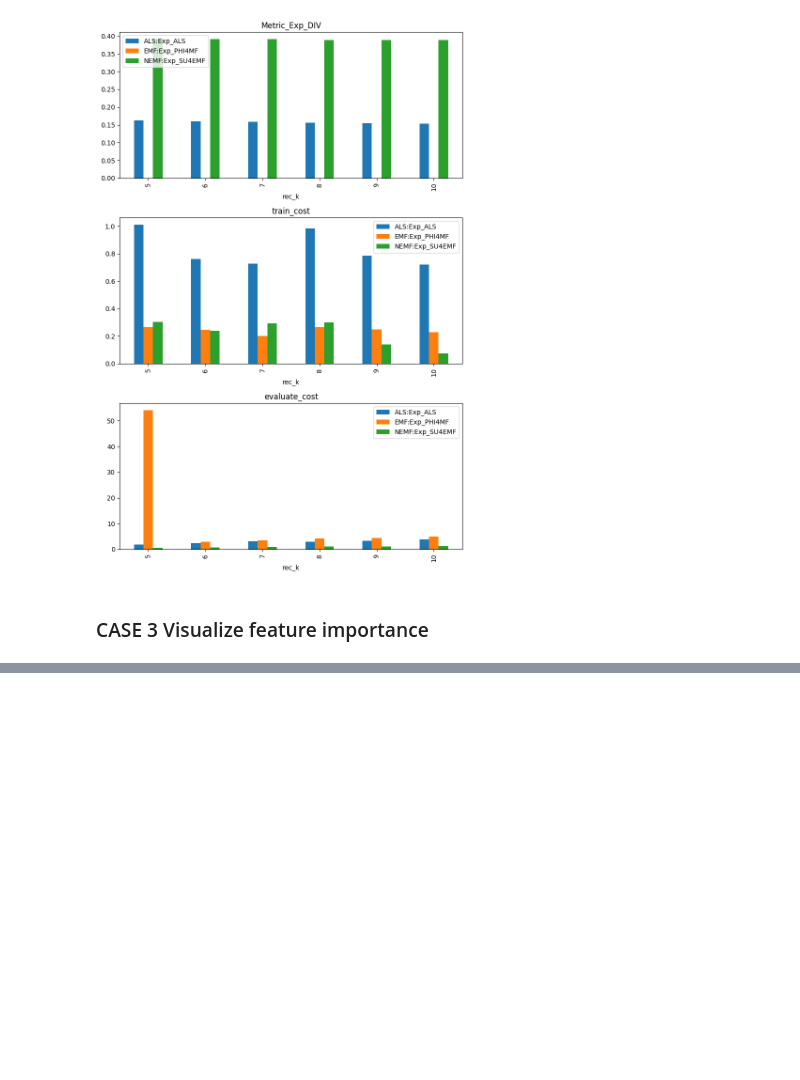
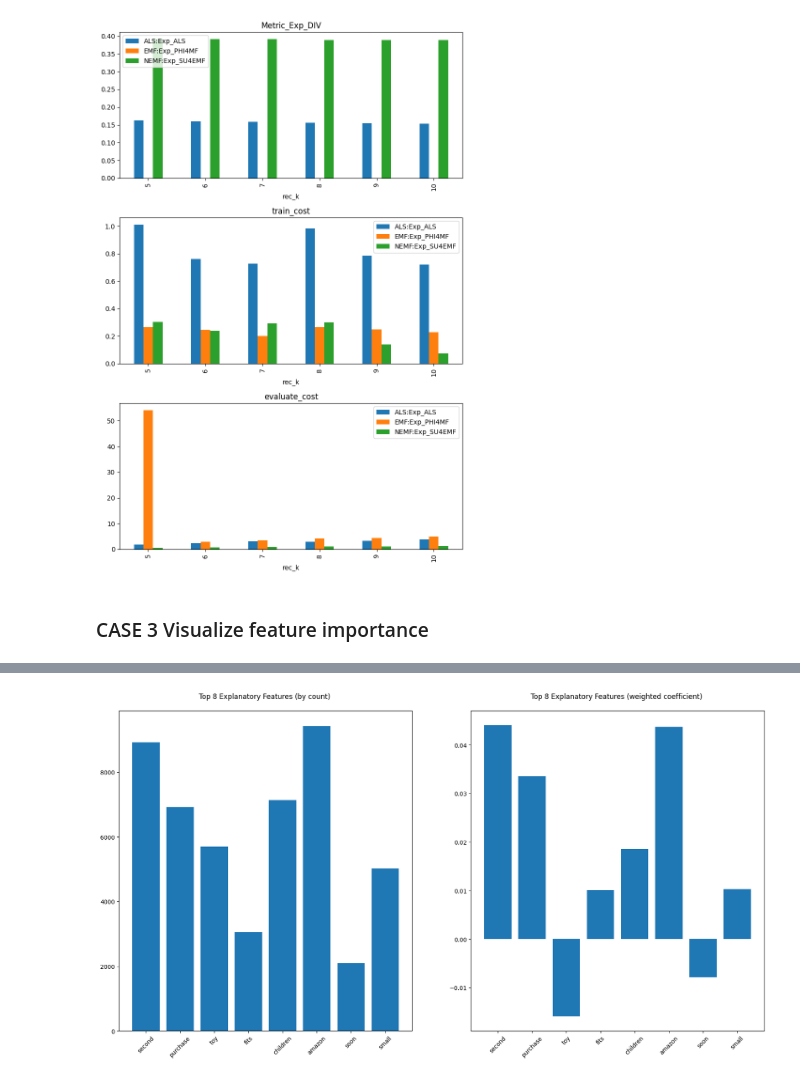
Before and after one commit to AthinaKyriakou/ROSE, a Jupyter notebook: demo/visualization_demo.ipynb, the cells around one changed output, grey strips where cells are left out. Cells and saved outputs as stored; diff of their text form; code cells hidden in the pictures; blank space fills up the shorter version.

```diff
--- a/demo/visualization_demo.ipynb
+++ b/demo/visualization_demo.ipynb
@@ -261,0 +498,7 @@ filtered_df3 = my_plots.create_aggregate_feature_importance_plot(explanations, t
+# %%
+# Create a plot for all users
+filtered_df3 = my_plots.create_aggregate_feature_importance_plot(
+    explanations, type="bar", top_k=8, save_plot=False
+)
+# %% [output]
+[figure, added]
```
Also changed, not shown: parts of 10 cells of this notebook, 1 other file.
